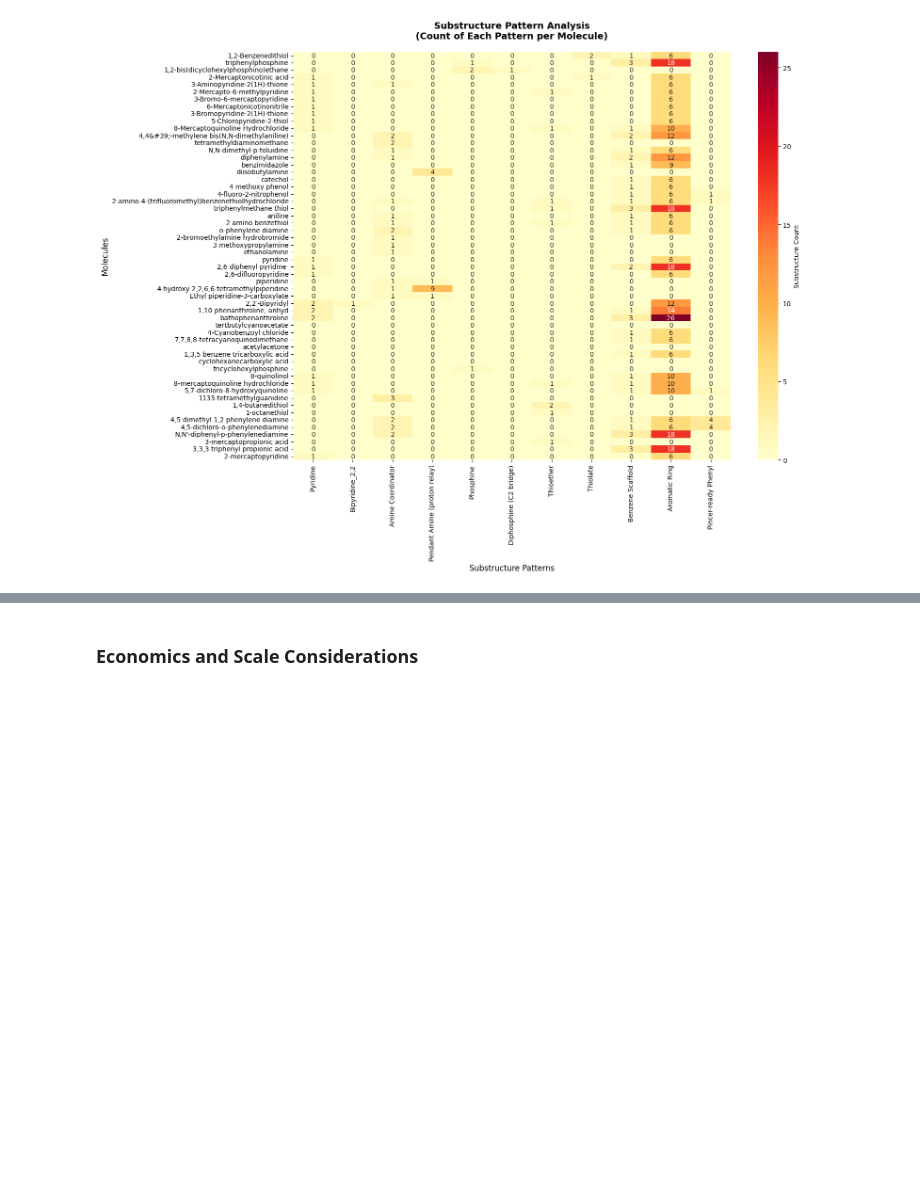
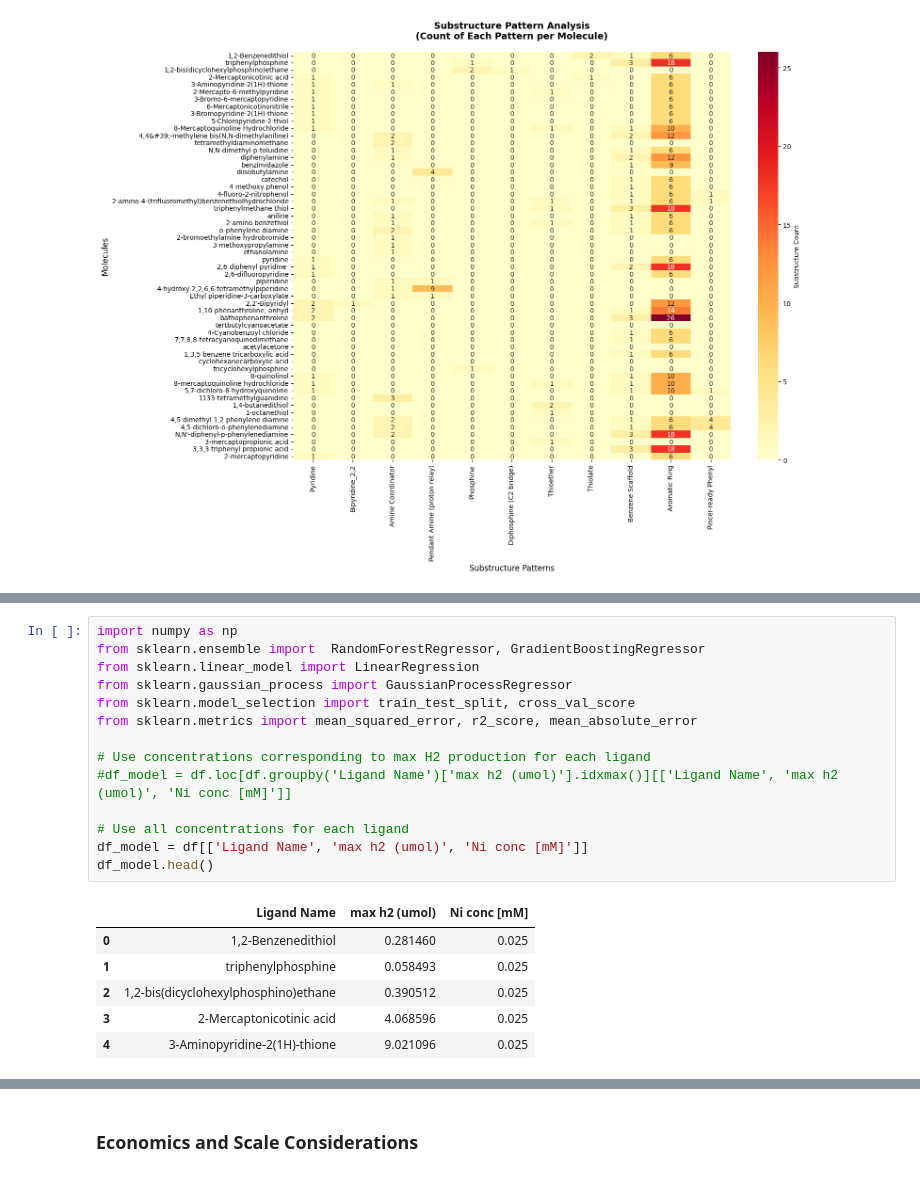
Before and after one commit to kareem-Abdelmaqsoud/HER-metal-complex-ligands, a Jupyter notebook: basic_ligand_analysis.ipynb, the cells around one changed output, grey strips where cells are left out. Saved outputs shown, nothing was run; the diff lists cells and outputs as text; blank space fills up the shorter version.

```diff
--- a/basic_ligand_analysis.ipynb
+++ b/basic_ligand_analysis.ipynb
@@ -228,0 +229,21 @@ plt.show()
+# %%
+import numpy as np
+from sklearn.ensemble import  RandomForestRegressor, GradientBoostingRegressor
+from sklearn.linear_model import LinearRegression
+from sklearn.gaussian_process import GaussianProcessRegressor
+from sklearn.model_selection import train_test_split, cross_val_score
+from sklearn.metrics import mean_squared_error, r2_score, mean_absolute_error
+
+# Use concentrations corresponding to max H2 production for each ligand
+#df_model = df.loc[df.groupby('Ligand Name')['max h2 (umol)'].idxmax()][['Ligand Name', 'max h2 (umol)', 'Ni conc [mM]']]
+
+# Use all concentrations for each ligand
+df_model = df[['Ligand Name', 'max h2 (umol)', 'Ni conc [mM]']]
+df_model.head()
+# %% [output]
+|  | Ligand Name | max h2 (umol) | Ni conc [mM] |
+| 0 | 1,2-Benzenedithiol | 0.281460 | 0.025 |
+| 1 | triphenylphosphine | 0.058493 | 0.025 |
+| 2 | 1,2-bis(dicyclohexylphosphino)ethane | 0.390512 | 0.025 |
+| 3 | 2-Mercaptonicotinic acid | 4.068596 | 0.025 |
+| 4 | 3-Aminopyridine-2(1H)-thione | 9.021096 | 0.025 |
```
Also changed, not shown: parts of 12 cells of this notebook, 1 other file.
